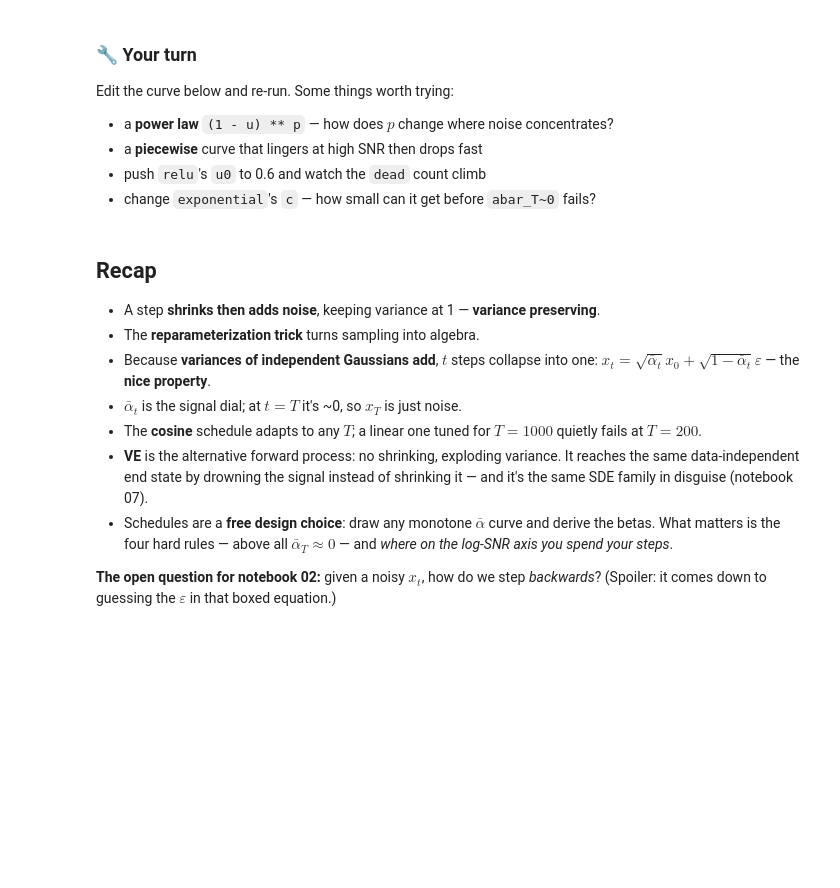
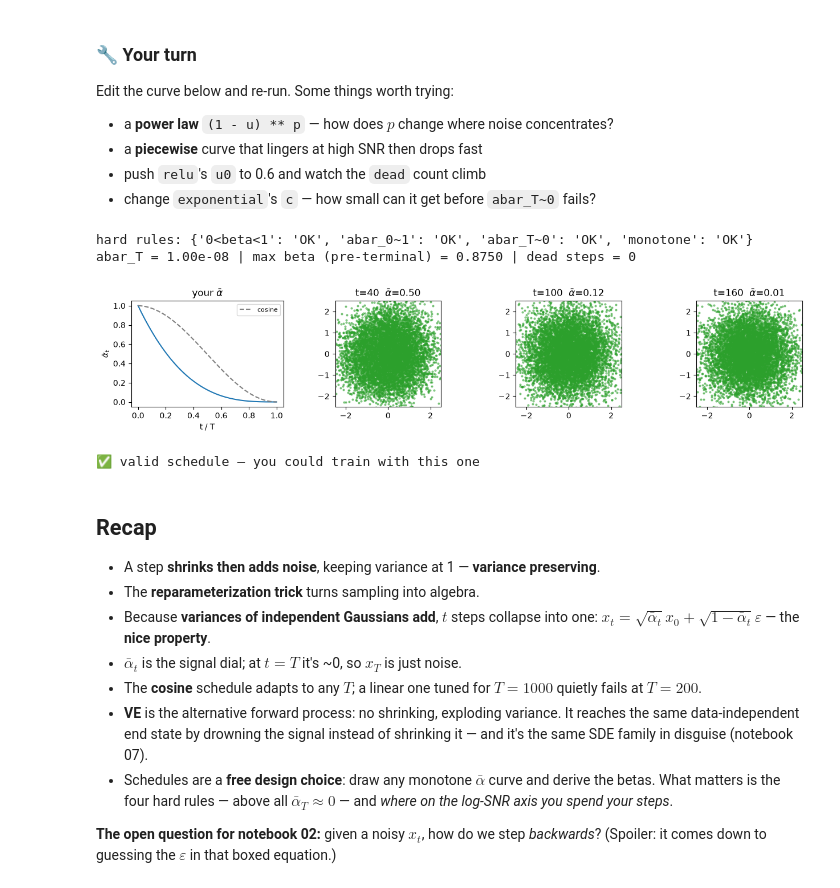
Before and after one commit to maksiksay/nanoDiffusion, a Jupyter notebook: solutions/notebooks/01_forward_process.ipynb, the cells around one changed output. Drawn from its saved outputs; the diff is of its cells as text; code cells hidden in the pictures; blank space fills up the shorter version.

```diff
--- a/solutions/notebooks/01_forward_process.ipynb
+++ b/solutions/notebooks/01_forward_process.ipynb
@@ -545,27 +583,32 @@ Edit the curve below and re-run. Some things worth trying:
 # %%
 def my_schedule(u):
     '''Your alpha_bar curve. Must start at 1.0 and decrease to ~0.  <- EDIT ME'''
     p = 3.0
     return torch.clamp((1 - u) ** p, min=1e-8)
 
 ab_full = my_schedule(u)
 betas, hard, dead = inspect("mine", ab_full)
 print("hard rules:", {k: ("OK" if v else "FAIL") for k, v in hard.items()})
 print(f"abar_T = {ab_full[-1]:.2e} | max beta (pre-terminal) = {betas[:-1].max():.4f} "
       f"| dead steps = {dead}")
 
 fig, axes = plt.subplots(1, 4, figsize=(13, 2.8))
 axes[0].plot(u, ab_full); axes[0].plot(u, cosine_c(u), ls="--", c="gray", label="cosine")
-axes[0].set_title(r"your $\bar\alpha$"); axes[0].set_xlabel("t / T"); axes[0].legend(fontsize=8)
+axes[0].set_title(r"your $\bar\alpha$"); axes[0].set_xlabel("t / T"); axes[0].set_ylabel(r"$\bar\alpha_t$"); axes[0].legend(fontsize=8)
 for ax, ti in zip(axes[1:], [40, 100, 160]):
     x_t, _ = my_add_noise(data, torch.full((data.shape[0],), ti), ab_full[1:])
     scatter_2d(ax, x_t, f"t={ti}  " + r"$\bar\alpha$=" + f"{ab_full[1:][ti]:.2f}", color="C2")
 plt.tight_layout(); plt.show()
 
 if all(hard.values()):
     print("\n✅ valid schedule — you could train with this one")
 else:
     print("\n⚠️  breaks a hard rule; see which above")
+# %% [output]
+hard rules: {'0<beta<1': 'OK', 'abar_0~1': 'OK', 'abar_T~0': 'OK', 'monotone': 'OK'}
+abar_T = 1.00e-08 | max beta (pre-terminal) = 0.8750 | dead steps = 0
+[figure, added]
+✅ valid schedule — you could train with this one
 # %% [markdown]
 ## Recap
 
```
Also changed, not shown: parts of 10 cells of this notebook, 1 other file.
